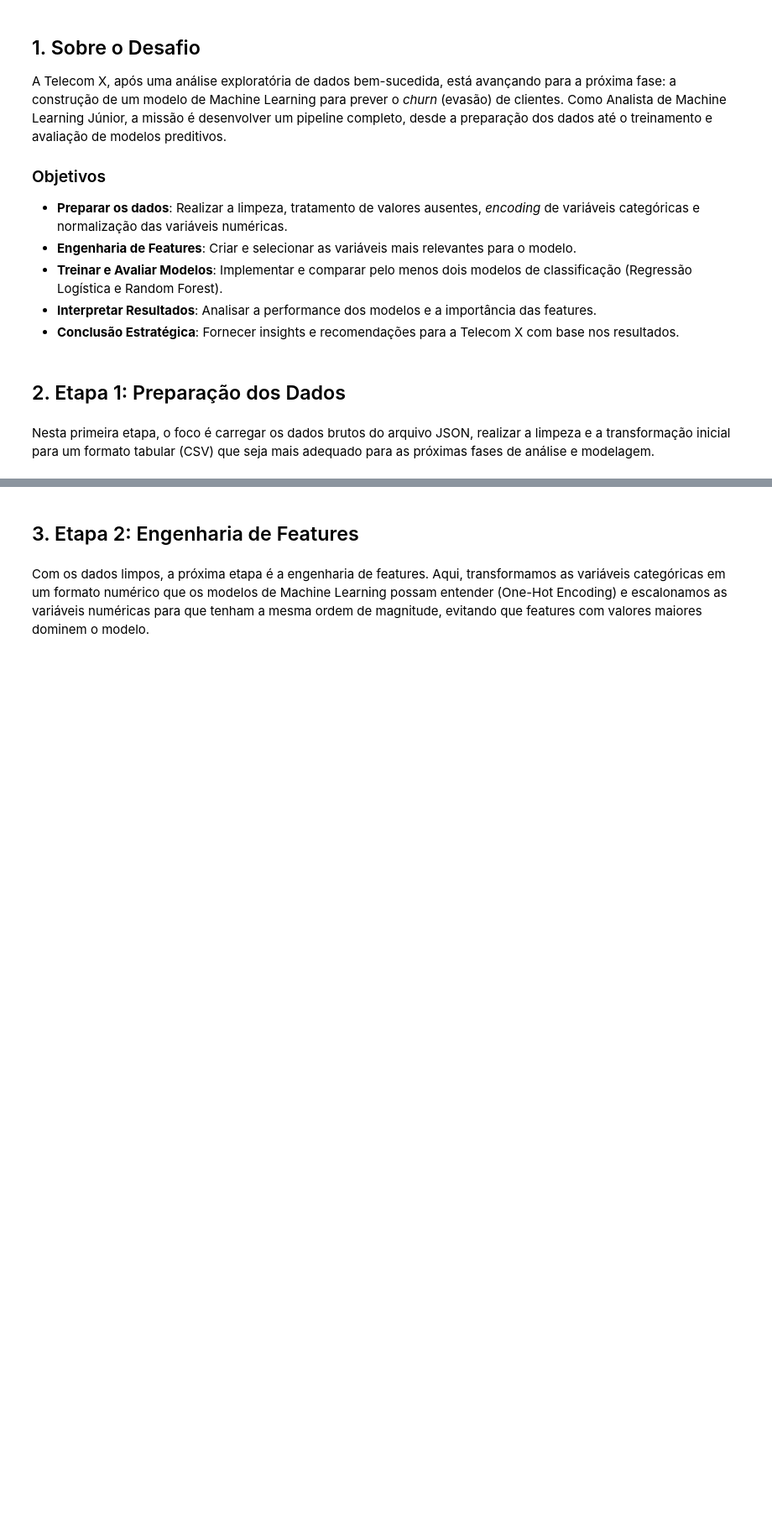
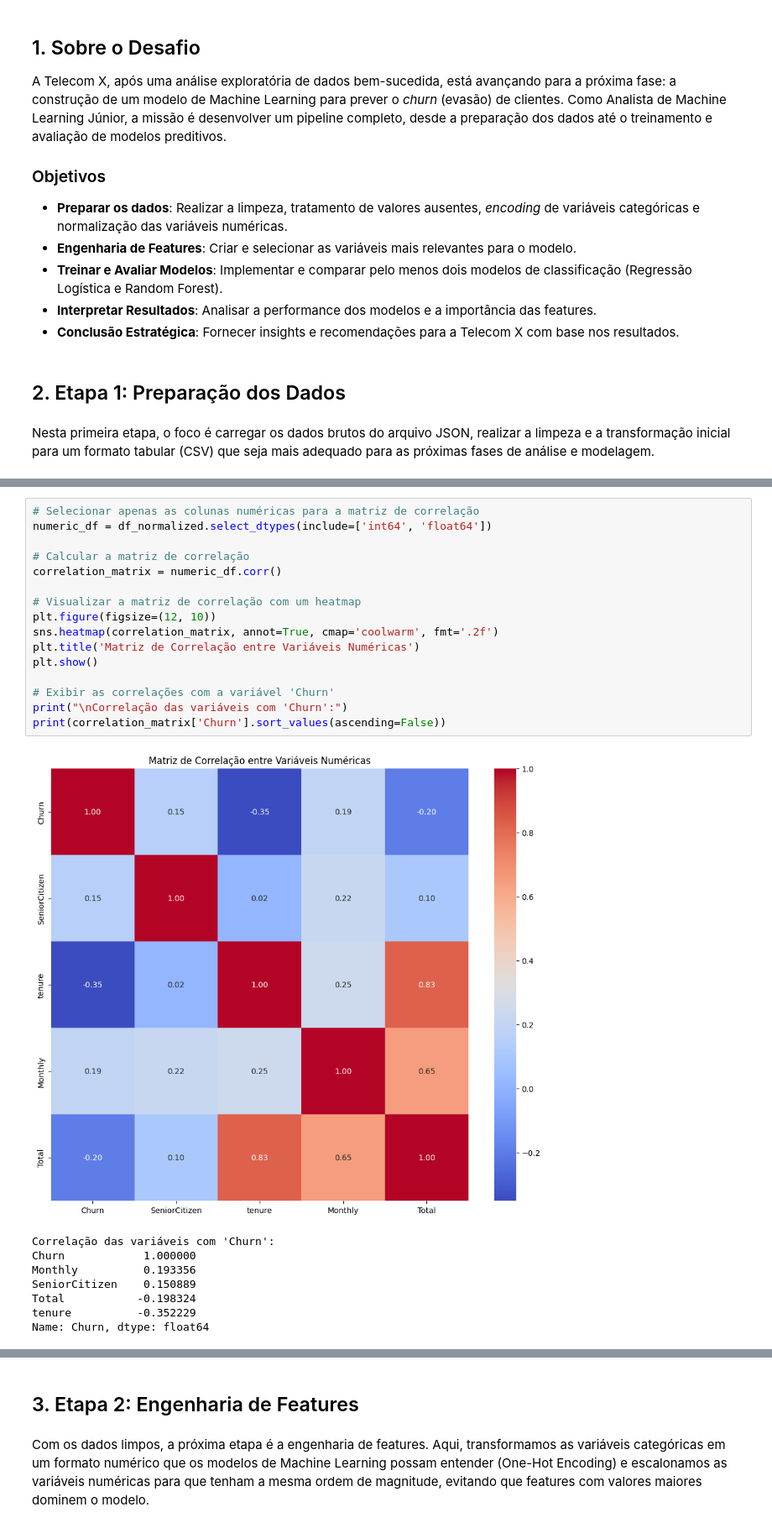
Before and after one commit to CidQueiroz/Machine_learning_alura, a Jupyter notebook: TelecomX_BR_2_Completo.ipynb, the cells around one changed output, grey strips where cells are left out. Shown at 84% size. Saved outputs shown, nothing was run; the diff lists cells and outputs as text; blank space fills up the shorter version.

```diff
--- a/TelecomX_BR_2_Completo.ipynb
+++ b/TelecomX_BR_2_Completo.ipynb
@@ -68,3 +83,28 @@ df_normalized.to_csv(csv_output_path, index=False)
 print(f"Arquivo tratado salvo com sucesso em: {csv_output_path}")
 # %% [output]
 Arquivo tratado salvo com sucesso em: /content/telecom_data_tratado.csv
+# %%
+# Selecionar apenas as colunas numéricas para a matriz de correlação
+numeric_df = df_normalized.select_dtypes(include=['int64', 'float64'])
+
+# Calcular a matriz de correlação
+correlation_matrix = numeric_df.corr()
+
+# Visualizar a matriz de correlação com um heatmap
+plt.figure(figsize=(12, 10))
+sns.heatmap(correlation_matrix, annot=True, cmap='coolwarm', fmt='.2f')
+plt.title('Matriz de Correlação entre Variáveis Numéricas')
+plt.show()
+
+# Exibir as correlações com a variável 'Churn'
+print("\nCorrelação das variáveis com 'Churn':")
+print(correlation_matrix['Churn'].sort_values(ascending=False))
+# %% [output]
+[figure, added]
+Correlação das variáveis com 'Churn':
+Churn            1.000000
+Monthly          0.193356
+SeniorCitizen    0.150889
+Total           -0.198324
+tenure          -0.352229
+Name: Churn, dtype: float64
```
Also changed, not shown: parts of 16 cells of this notebook.
